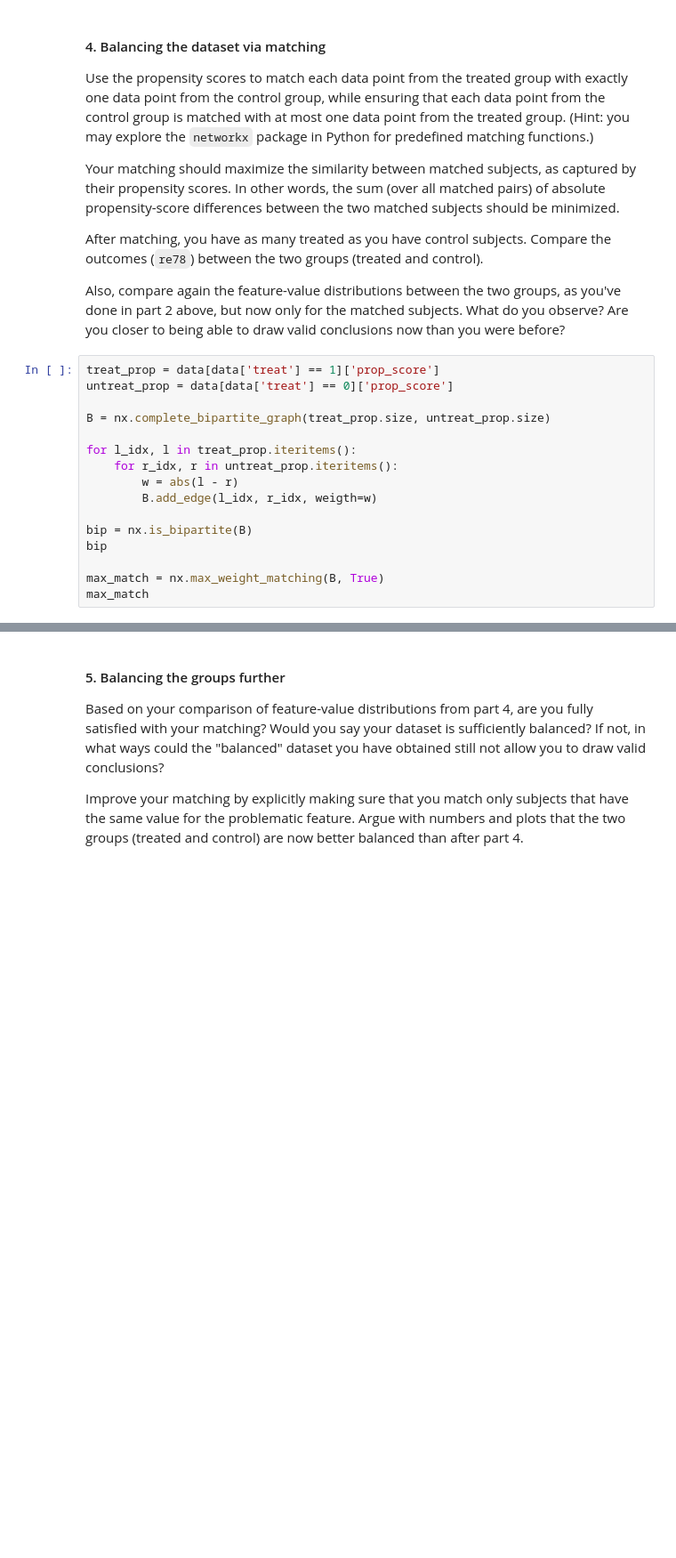
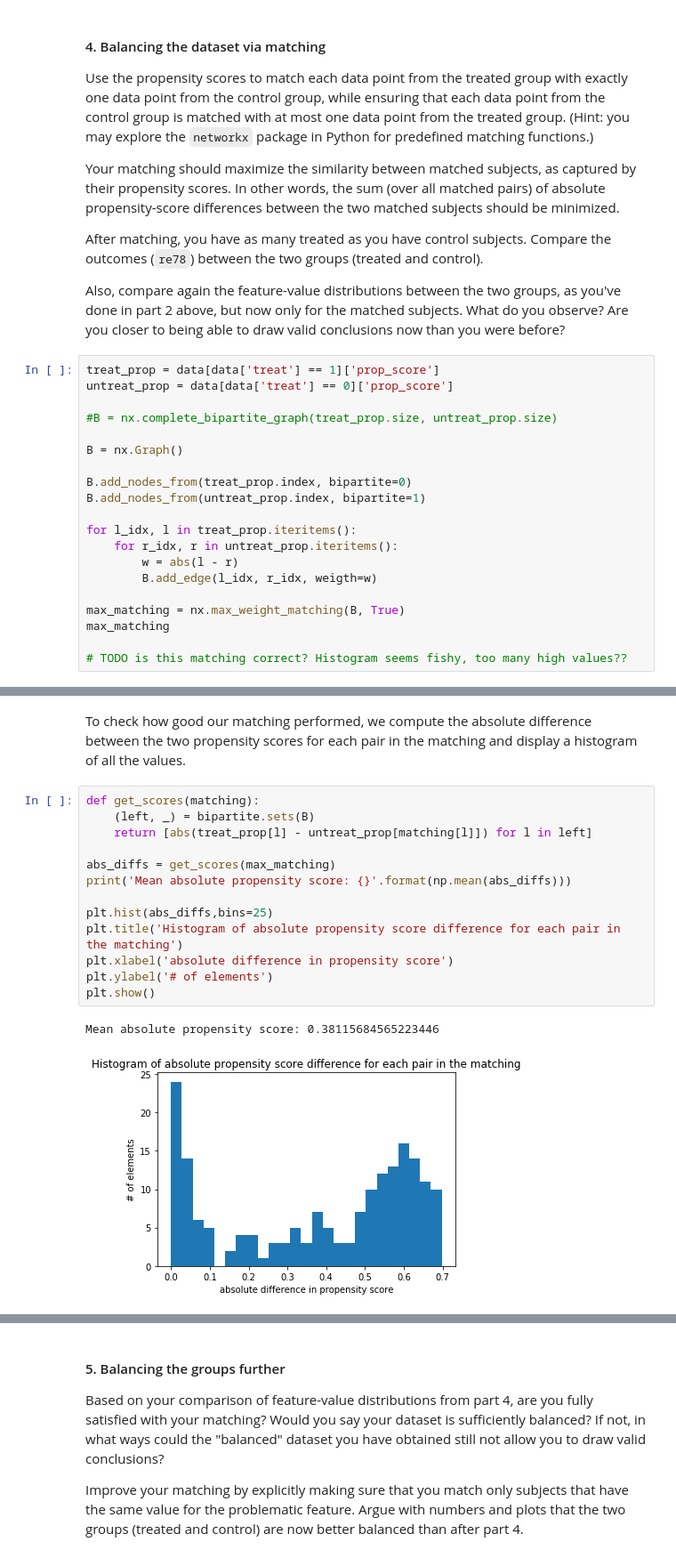
Before and after one commit to csbenz/ada, a Jupyter notebook: 04 - Applied ML/hw4.ipynb, the cells around one changed output, grey strips where cells are left out. Shown at 89% size. Cells and saved outputs as stored; diff of their text form; blank space fills up the shorter version.

```diff
--- a/04 - Applied ML/hw4.ipynb
+++ b/04 - Applied ML/hw4.ipynb
@@ -261,16 +262,20 @@ Are you closer to being able to draw valid conclusions now than you were before?
 treat_prop = data[data['treat'] == 1]['prop_score']
 untreat_prop = data[data['treat'] == 0]['prop_score']
 
-B = nx.complete_bipartite_graph(treat_prop.size, untreat_prop.size)
+#B = nx.complete_bipartite_graph(treat_prop.size, untreat_prop.size)
+
+B = nx.Graph()
+
+B.add_nodes_from(treat_prop.index, bipartite=0)
+B.add_nodes_from(untreat_prop.index, bipartite=1)
 
 for l_idx, l in treat_prop.iteritems():
     for r_idx, r in untreat_prop.iteritems():
         w = abs(l - r)
         B.add_edge(l_idx, r_idx, weigth=w)
 
-bip = nx.is_bipartite(B)
-bip
+max_matching = nx.max_weight_matching(B, True)
+max_matching
 
-max_match = nx.max_weight_matching(B, True)
-max_match
+# TODO is this matching correct? Histogram seems fishy, too many high values??
 # %% [output]
@@ -293,0 +299,18 @@ max_match
+# %% [markdown]
+To check how good our matching performed, we compute the absolute difference between the two propensity scores for each pair in the matching and display a histogram of all the values.
+# %%
+def get_scores(matching):
+    (left, _) = bipartite.sets(B)
+    return [abs(treat_prop[l] - untreat_prop[matching[l]]) for l in left]
+
+abs_diffs = get_scores(max_matching)
+print('Mean absolute propensity score: {}'.format(np.mean(abs_diffs)))
+
+plt.hist(abs_diffs,bins=25)
+plt.title('Histogram of absolute propensity score difference for each pair in the matching')
+plt.xlabel('absolute difference in propensity score')
+plt.ylabel('# of elements')
+plt.show()
+# %% [output]
+Mean absolute propensity score: 0.38115684565223446
+[figure, added]
```
Also changed, not shown: parts of 10 cells of this notebook.
